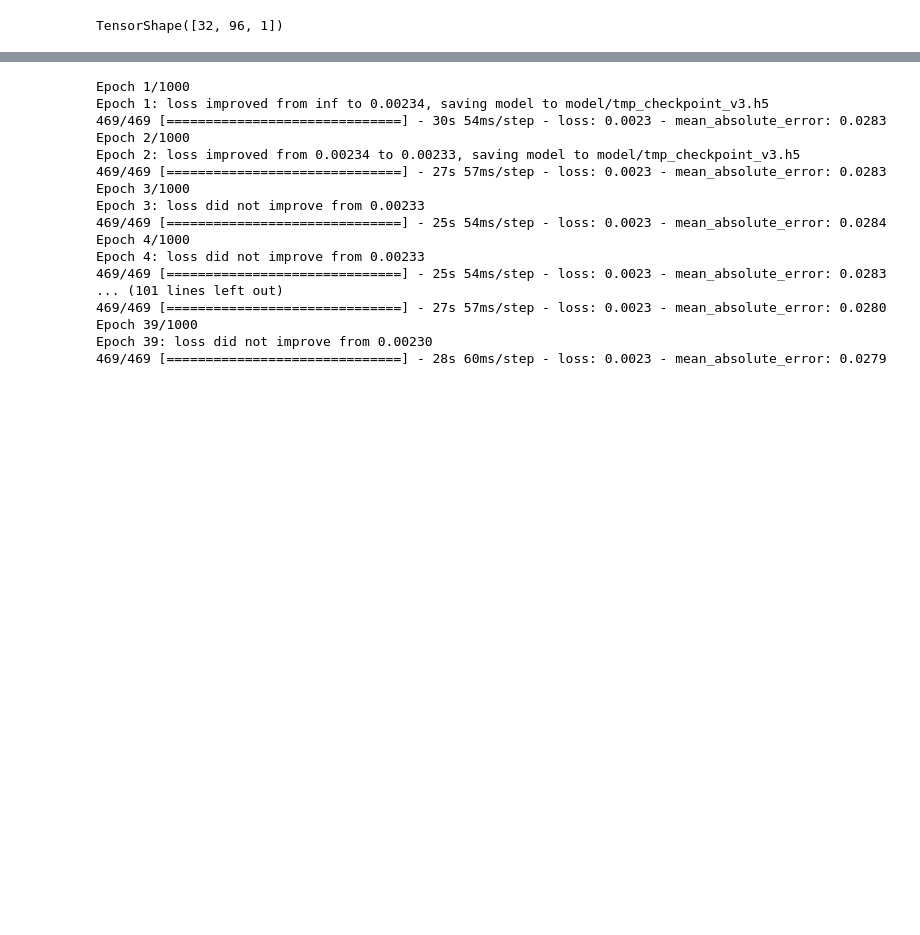
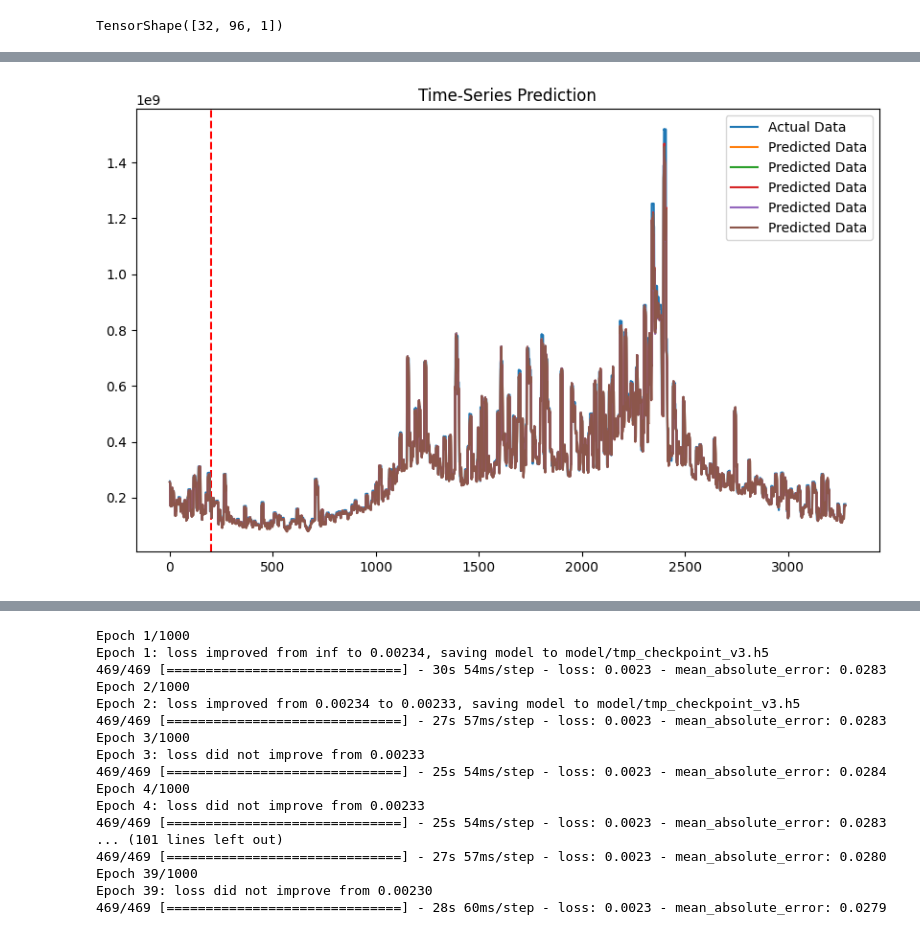
Before and after one commit to sunflower456/TimeSeriesPrediction, a Jupyter notebook: RNNexample_v3.ipynb, the cells around one changed output, grey strips where cells are left out. Cells and saved outputs as stored; diff of their text form; code cells hidden in the pictures; blank space fills up the shorter version.

```diff
--- a/RNNexample_v3.ipynb
+++ b/RNNexample_v3.ipynb
@@ -409,7 +438,7 @@ biLSTM1_model = tf.keras.models.Sequential()
 biLSTM1_model.add(tf.keras.layers.Bidirectional(tf.keras.layers.LSTM(32, return_sequences=True)))
 biLSTM1_model.add(tf.keras.layers.Bidirectional(tf.keras.layers.LSTM(32)))
 biLSTM1_model.add(tf.keras.layers.Dense(5))
-biLSTM1_model.add(tf.keras.layers.Activation('softmax'))
+# biLSTM1_model.add(tf.keras.layers.Activation('softmax'))
 # %%
 import os
 from keras.callbacks import EarlyStopping, ModelCheckpoint
@@ -449,3 +508,21 @@ Epoch 17: loss did not improve from 0.01695
+# %%
+train_predict = biLSTM1_model(X_test_tensors_f)
+predicted = train_predict
+label_y = y_test
+
+predicted= predicted * MAX
+label_y = label_y * MAX
+plt.figure(figsize=(10,6))
+plt.axvline(x=200, c='r', linestyle='--')
+plt.plot(label_y, label='Actual Data')
+plt.plot(predicted, label='Predicted Data')
+
+
+plt.title('Time-Series Prediction')
+plt.legend()
+plt.show()
+# %% [output]
+[figure, added]
 # %%
 performance['biLSTM1_model'] = biLSTM1_model.evaluate(X_test_tensors_f, y_test, verbose=0)
 # %%
```
Also changed, not shown: parts of 27 cells of this notebook, 9 other files.
